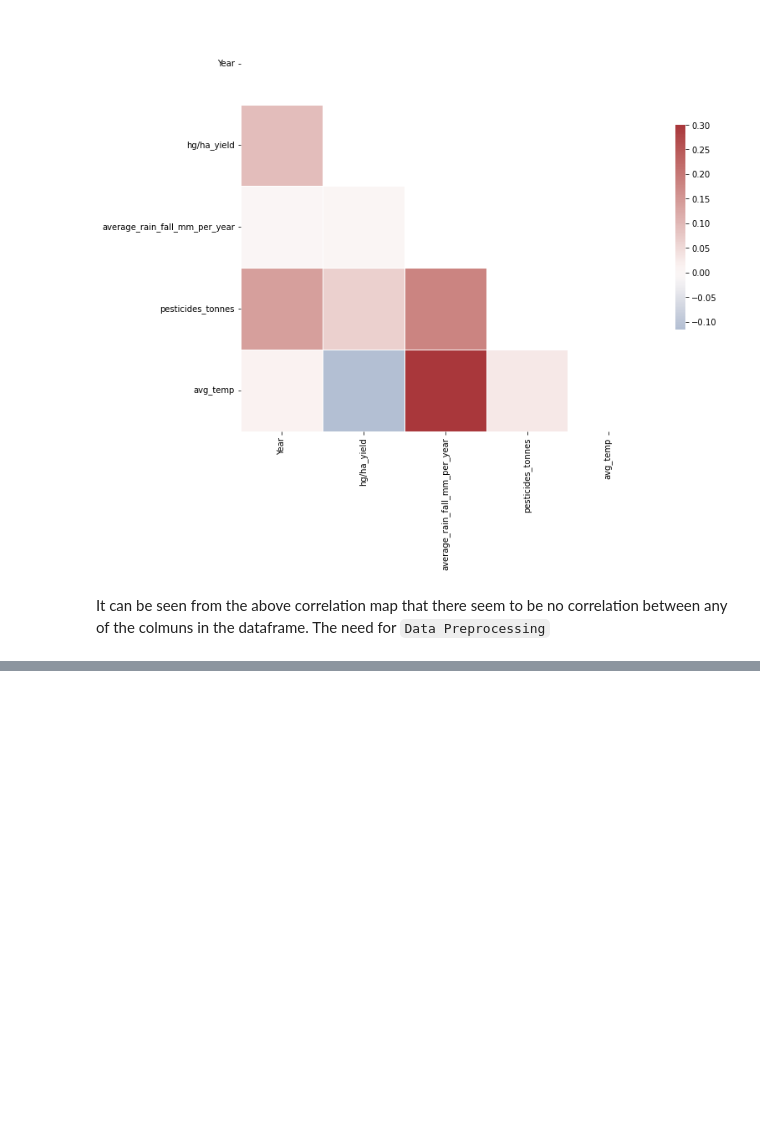
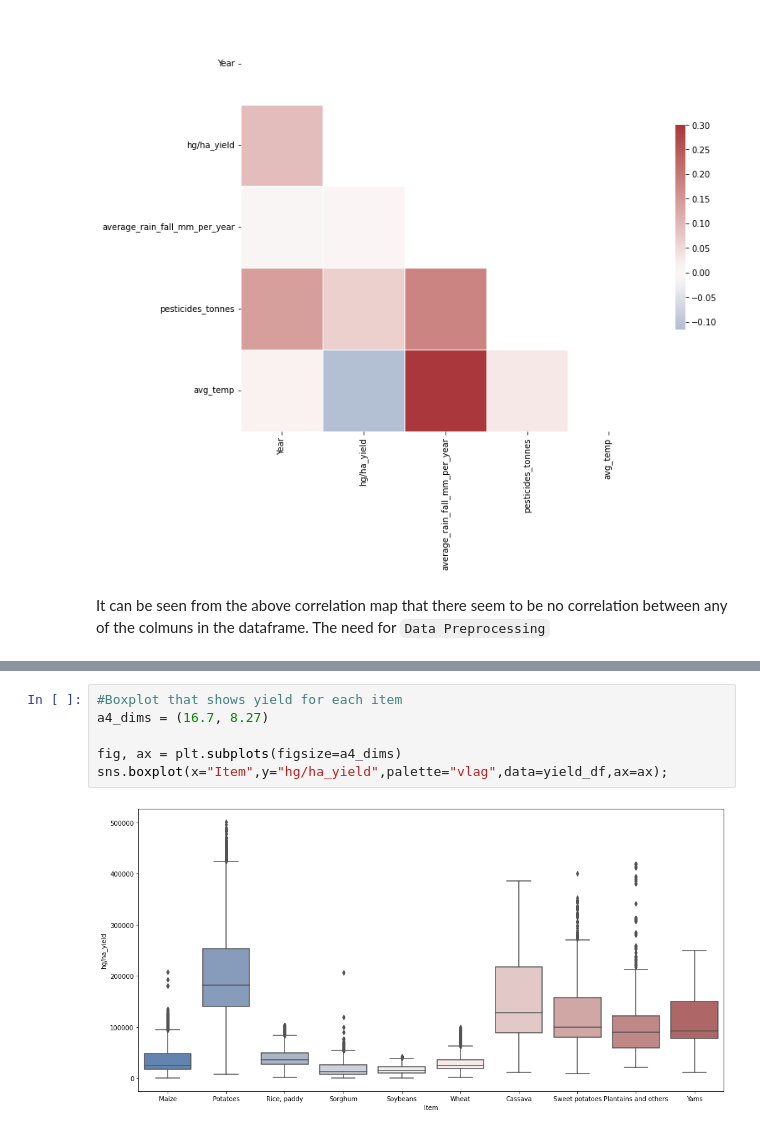
Before and after one commit to Zummit-Africa-Inc/Crop-Yield-Prediction, a Jupyter notebook: tasks/Crop-Yield-Prediction1/Crop-Yield-Prediction.ipynb, the cells around one changed output, grey strips where cells are left out. Saved outputs shown, nothing was run; the diff lists cells and outputs as text; blank space fills up the shorter version.

```diff
--- a/tasks/Crop-Yield-Prediction1/Crop-Yield-Prediction.ipynb
+++ b/tasks/Crop-Yield-Prediction1/Crop-Yield-Prediction.ipynb
@@ -427,0 +683,8 @@ It can be seen from the above correlation map that there seem to be no correlati
+# %%
+#Boxplot that shows yield for each item
+a4_dims = (16.7, 8.27)
+
+fig, ax = plt.subplots(figsize=a4_dims)
+sns.boxplot(x="Item",y="hg/ha_yield",palette="vlag",data=yield_df,ax=ax);
+# %% [output]
+[figure, added]
```
Also changed, not shown: parts of 36 cells of this notebook.
